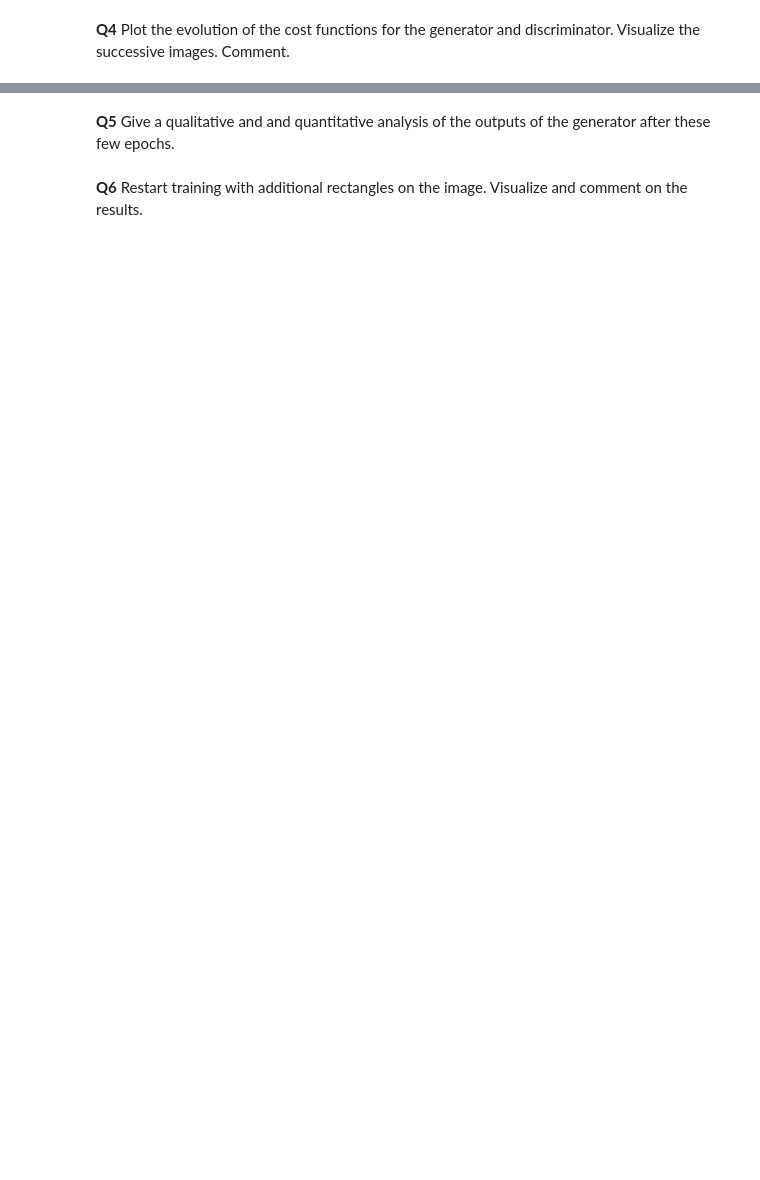
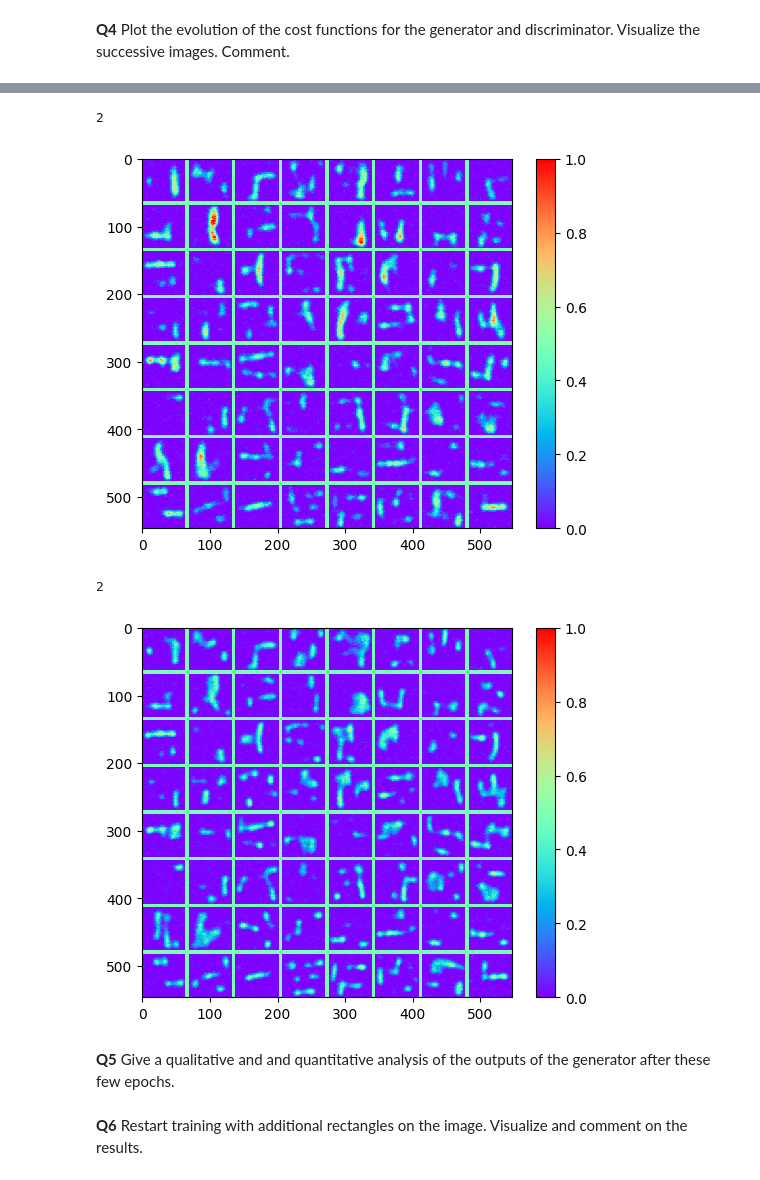
Before and after one commit to remi421/ML_S5_etudiants, a Jupyter notebook: practicals/P6/P6_instructions.ipynb, the cells around one changed output, grey strips where cells are left out. Saved outputs shown, nothing was run; the diff lists cells and outputs as text; code cells hidden in the pictures; blank space fills up the shorter version.

```diff
--- a/practicals/P6/P6_instructions.ipynb
+++ b/practicals/P6/P6_instructions.ipynb
@@ -230,7 +282,13 @@ plt.show()
 # %%
 for k, img in enumerate(img_list):
   plt.figure(k)
-  ...
+  print(len(img_list))
+  voir_batch2D(img_list[k], 8, fig1, k=0, min_scale=0,max_scale=1)
+# %% [output]
+2
+[figure, added]
+2
+[figure, added]
 # %% [markdown]
 **Q5** Give a qualitative and and quantitative analysis of the outputs of the generator after these few epochs.
 # %% [markdown]
```
Also changed, not shown: parts of 17 cells of this notebook.
